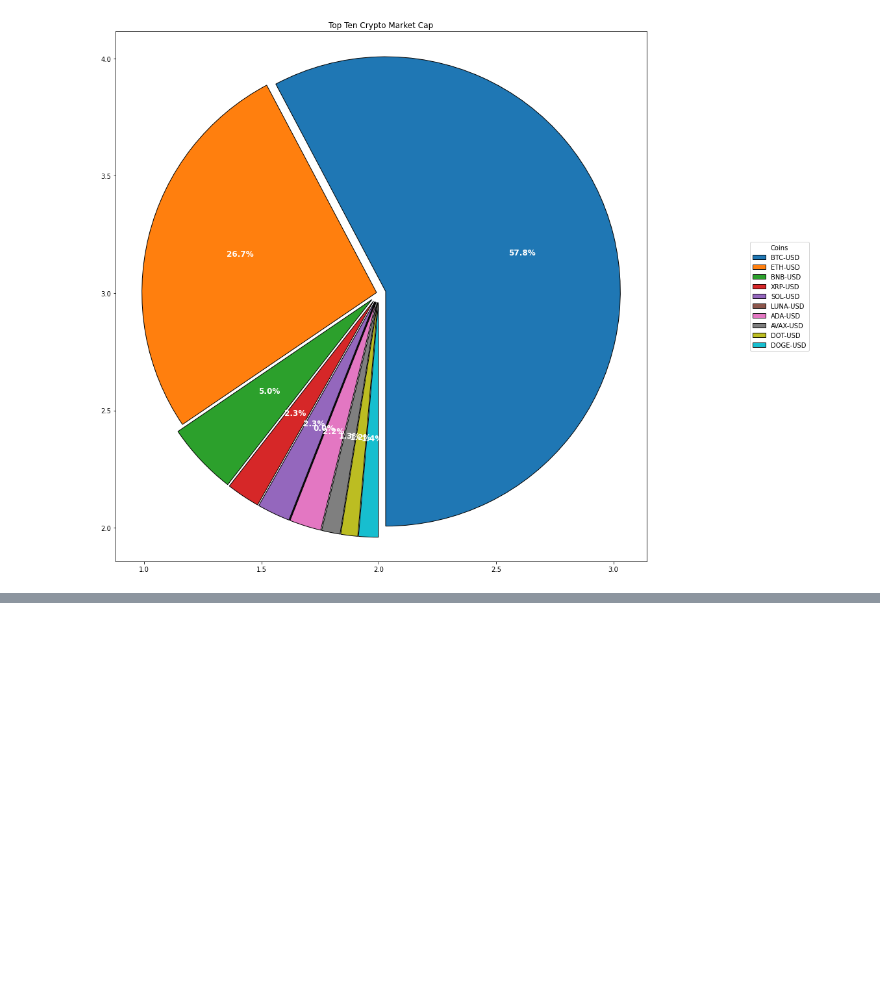
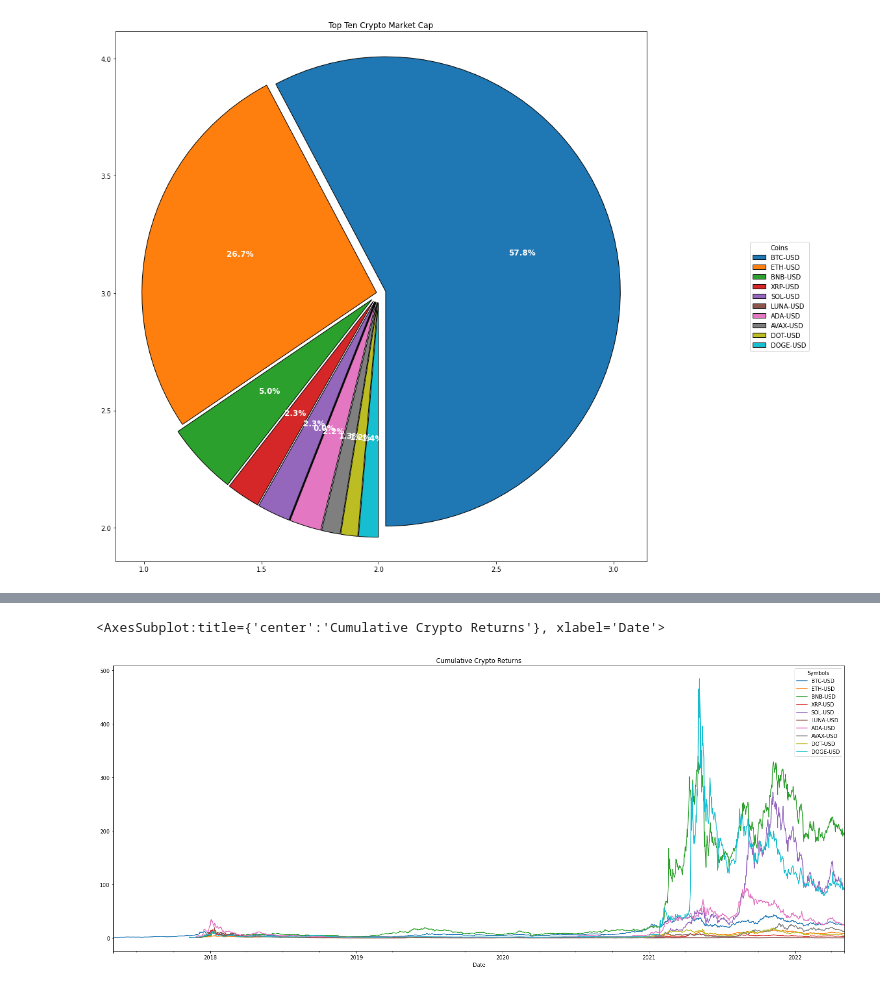
Before and after one commit to doble196/CRYVESTO, a Jupyter notebook: cryvesto_api.ipynb, the cells around one changed output, grey strips where cells are left out. Saved outputs shown, nothing was run; the diff lists cells and outputs as text; code cells hidden in the pictures; blank space fills up the shorter version.

```diff
--- a/cryvesto_api.ipynb
+++ b/cryvesto_api.ipynb
@@ -102,0 +113,4 @@ plt.show()
+# %%
+x = pdr.get_data_yahoo(tickers)
+daily_returns = x['Close'].pct_change()
+daily_returns.tail()
@@ -102,0 +194,6 @@ plt.show()
+# %%
+cumulative_crypto_returns = (1 + daily_returns).cumprod()
+cumulative_crypto_returns.plot(figsize = (25,10), title="Cumulative Crypto Returns")
+# %% [output]
+<AxesSubplot:title={'center':'Cumulative Crypto Returns'}, xlabel='Date'>
+[figure, added]
```
Also changed, not shown: parts of 16 cells of this notebook.
